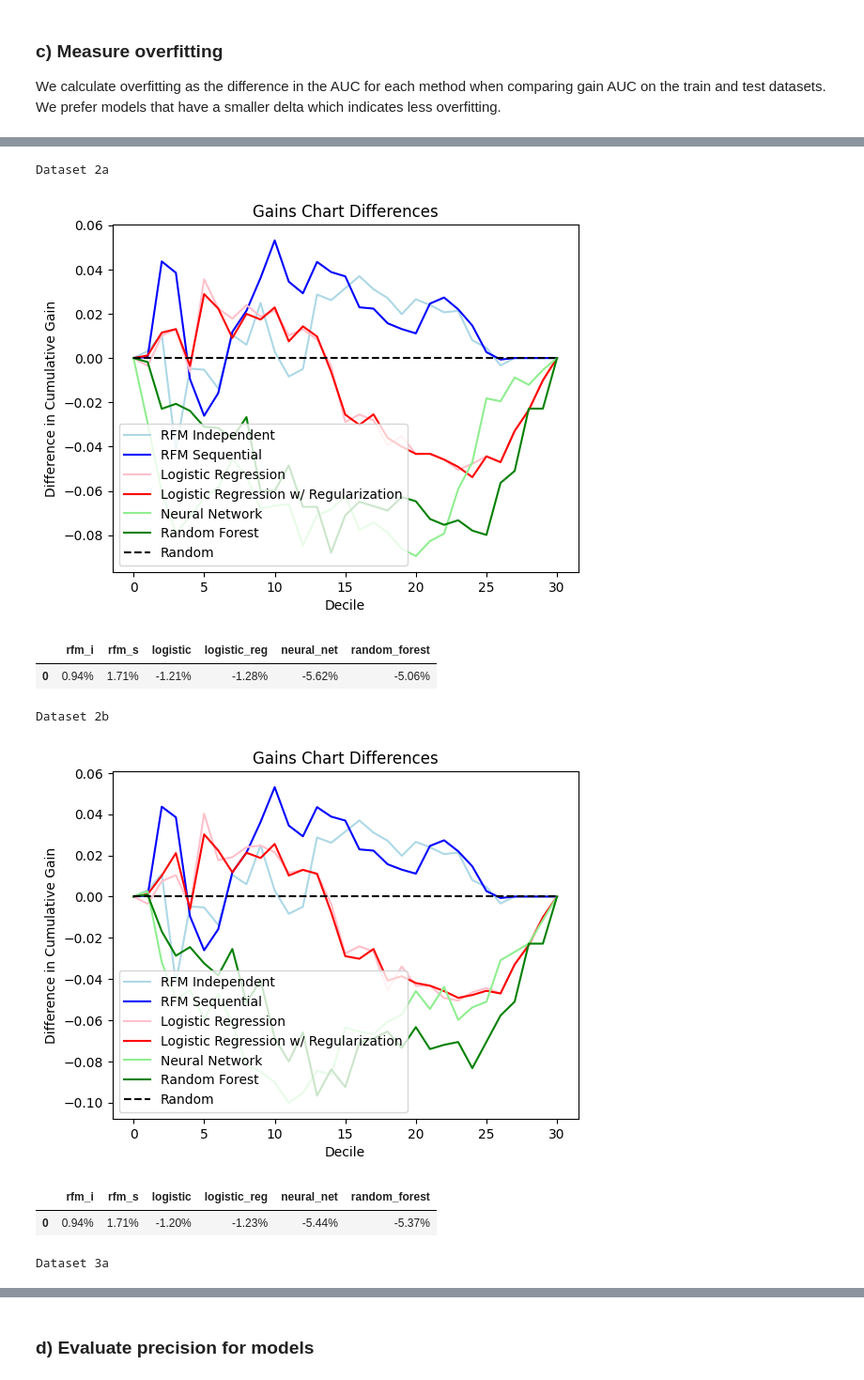
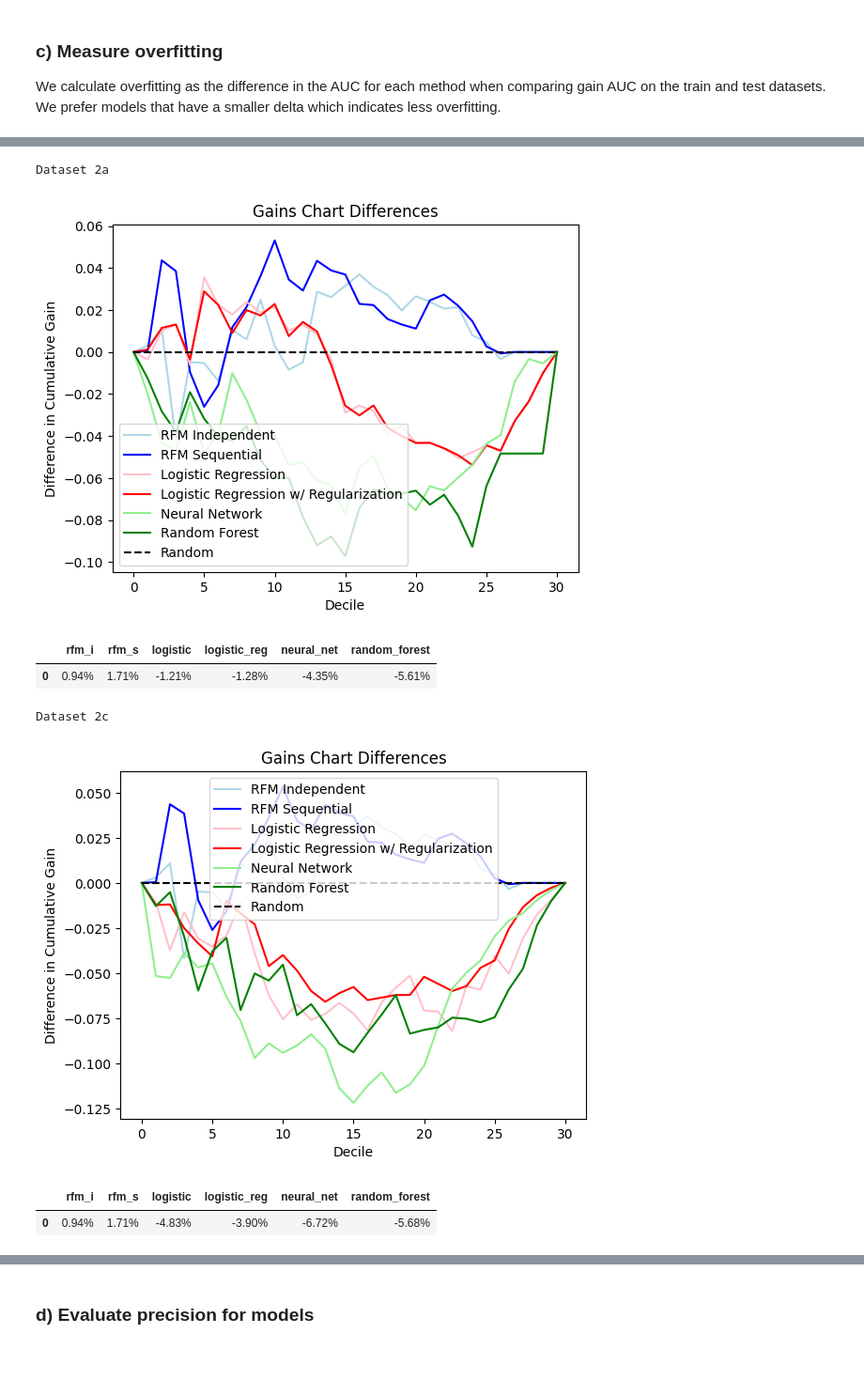
Before and after one commit to adeng/mba263-projects, a Jupyter notebook: Intuit Group Assignment.ipynb, the cells around one changed output, grey strips where cells are left out. Shown at 94% size. Cells and saved outputs as stored; diff of their text form; code cells hidden in the pictures.

Commit message:
Re-run on categorical zip with 1 digit

```diff
--- a/Intuit Group Assignment.ipynb
+++ b/Intuit Group Assignment.ipynb
@@ -96,14 +116,20 @@ variables2a = ['sex_M','sex_F','sex_U','bizflag','zip_2',
 variables2b = ['sex_M','sex_F','sex_U','bizflag','zip_3',
                                 'numords','dollars','last','sincepurch','version1','owntaxprod','upgraded']
 
+# Variables2c uses the categorical zip2 variables
+variables2c = ['sex_M','sex_F','sex_U','bizflag',
+                                'numords','dollars','last','sincepurch','version1','owntaxprod','upgraded']
+variables2c = variables2c + created_cols
+
 ## Evaluate success of interaction variables
 #Variables3 adds in the interaction elements to variables2
-variables3a = ['sex_M','sex_F','sex_U','bizflag','zip_2',
+variables3a = ['sex_M','sex_F','sex_U','bizflag','zip_bins',
                                 'numords','dollars','last','sincepurch','version1','owntaxprod','upgraded','sincepurch_version1','numords_dollars', 'unknown_bizflag']
 
 #Variables3 adds in the interaction elements to variables2
-variables3b = ['sex_M','sex_F','sex_U','bizflag','zip_3',
+variables3b = ['sex_M','sex_F','sex_U','bizflag',
                                 'numords','dollars','last','sincepurch','version1','owntaxprod','upgraded','sincepurch_version1','numords_dollars', 'unknown_bizflag']
+variables3b = variables3b + created_cols
 
 #Variables4 uses the RFM deciles instead of RFM raw variables compared for variables 3
 # variables4 = ['sex_M','sex_F','sex_B','sex_U','bizflag','zip_3',
@@ -370,10 +399,11 @@ Run the ML models
 # %%
 # Create predictions
 predictions1, actuals1, models1, params1 = run_ml_models(data, "res1", variables1)
-predictions2a, actuals2a, models2a, params2a = run_ml_models(data, "res1", variables2a)
-predictions2b, actuals2b, models2b, params2b = run_ml_models(data, "res1", variables2b)
+# predictions2a, actuals2a, models2a, params2a = run_ml_models(data, "res1", variables2a)
+predictions2c, actuals2c, models2c, params2c = run_ml_models(data_zip, "res1", variables2c)
+# predictions2b, actuals2b, models2b, params2b = run_ml_models(data, "res1", variables2b)
 predictions3a, actuals3a, models3a, params3a = run_ml_models(data, "res1", variables3a)
-predictions3b, actuals3b, models3b, params3b = run_ml_models(data, "res1", variables3b)
+predictions3b, actuals3b, models3b, params3b = run_ml_models(data_zip, "res1", variables3b)
 # predictions4, actuals4, models4, params4 = run_ml_models(data, "res1", variables4)
 # %% [output]
 Optimization terminated successfully.
@@ -845,10 +881,12 @@ def calculate_overfitting(predictions, actuals):
 # %%
 print("Dataset 1")
 calculate_overfitting(predictions1, actuals1)
-print("Dataset 2a")
-calculate_overfitting(predictions2a, actuals2a)
-print("Dataset 2b")
-calculate_overfitting(predictions2b, actuals2b)
+# print("Dataset 2a")
+# calculate_overfitting(predictions2a, actuals2a)
+print("Dataset 2c")
+calculate_overfitting(predictions2c, actuals2c)
+# print("Dataset 2b")
+# calculate_overfitting(predictions2b, actuals2b)
 print("Dataset 3a")
 calculate_overfitting(predictions3a, actuals3a)
 print("Dataset 3b")
@@ -863,9 +901,8 @@ Dataset 1
 Dataset 2a
-[figure, old version]
+[figure, new version]
 |  | rfm_i | rfm_s | logistic | logistic_reg | neural_net | random_forest |
-| 0 | 0.94% | 1.71% | -1.21% | -1.28% | -5.62% | -5.06% |
+| 0 | 0.94% | 1.71% | -1.21% | -1.28% | -4.35% | -5.61% |
-Dataset 2b
+Dataset 2c
-[figure, old version]
+[figure, new version]
 |  | rfm_i | rfm_s | logistic | logistic_reg | neural_net | random_forest |
-| 0 | 0.94% | 1.71% | -1.20% | -1.23% | -5.44% | -5.37% |
+| 0 | 0.94% | 1.71% | -4.83% | -3.90% | -6.72% | -5.68% |
-Dataset 3a
```
Also changed, not shown: parts of 11 cells of this notebook.
